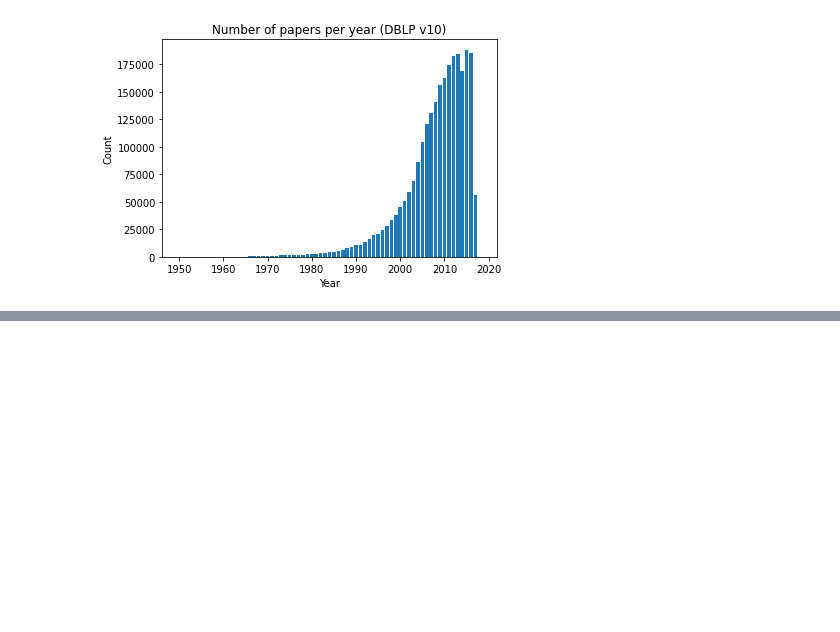
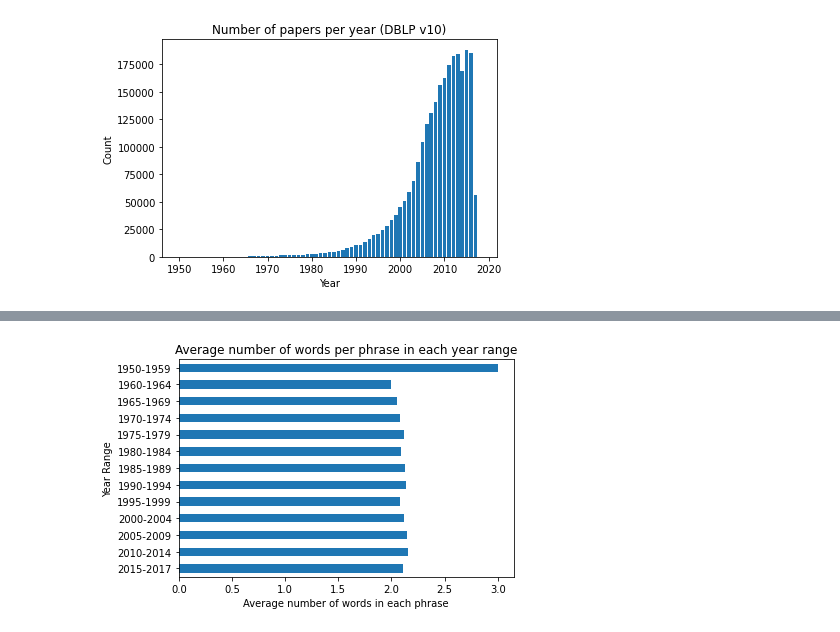
Before and after one commit to jamesjaeyu/autophrase_over_time, a Jupyter notebook: notebooks/collection_and_EDA_James.ipynb, the cells around one changed output, grey strips where cells are left out. Drawn from its saved outputs; the diff is of its cells as text; code cells hidden in the pictures; blank space fills up the shorter version.

Commit message:
added more figures to eda.py

```diff
--- a/notebooks/collection_and_EDA_James.ipynb
+++ b/notebooks/collection_and_EDA_James.ipynb
@@ -309,0 +312,5 @@ Text(0.5, 1.0, 'Number of papers per year (DBLP v10)')
+# %%
+ap_fp = '../results/dblp-v10-grouped/phrases.csv'
+# %%
+ap = pd.read_csv(ap_fp, index_col=0)
+ap.head()
@@ -309,0 +324,3 @@ Text(0.5, 1.0, 'Number of papers per year (DBLP v10)')
+# %%
+avg_num_words = ap.groupby('Year')['Num Words']
+avg_num_words.mean()
@@ -309,0 +343,8 @@ Text(0.5, 1.0, 'Number of papers per year (DBLP v10)')
+# %%
+avg_num_words.mean().plot(kind='barh',
+                          xlabel='Year Range',
+                          title='Average number of words per phrase in each year range')
+plt.xlabel('Average number of words in each phrase')
+plt.gca().invert_yaxis()
+# %% [output]
+[figure, added]
```
Also changed, not shown: parts of 13 cells of this notebook, 9 other files.
